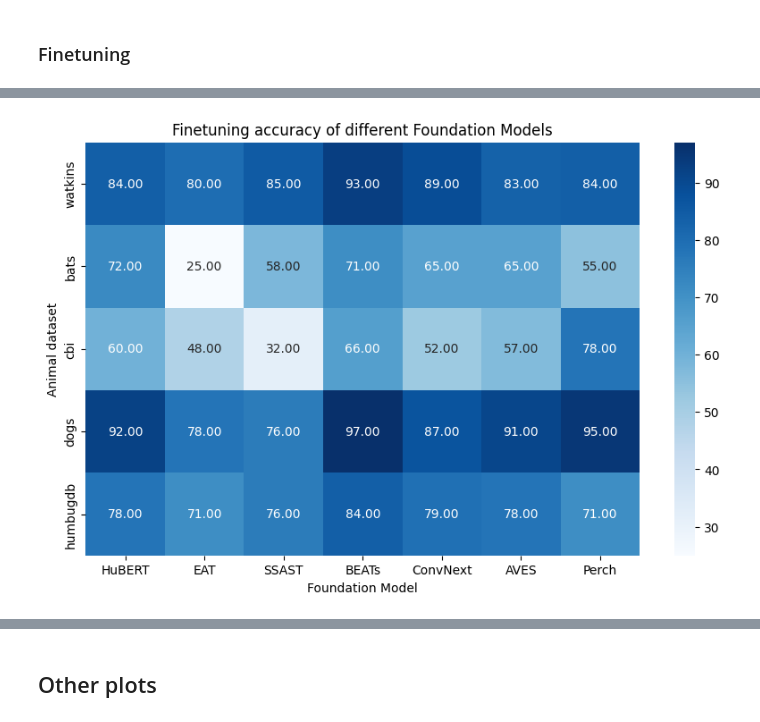
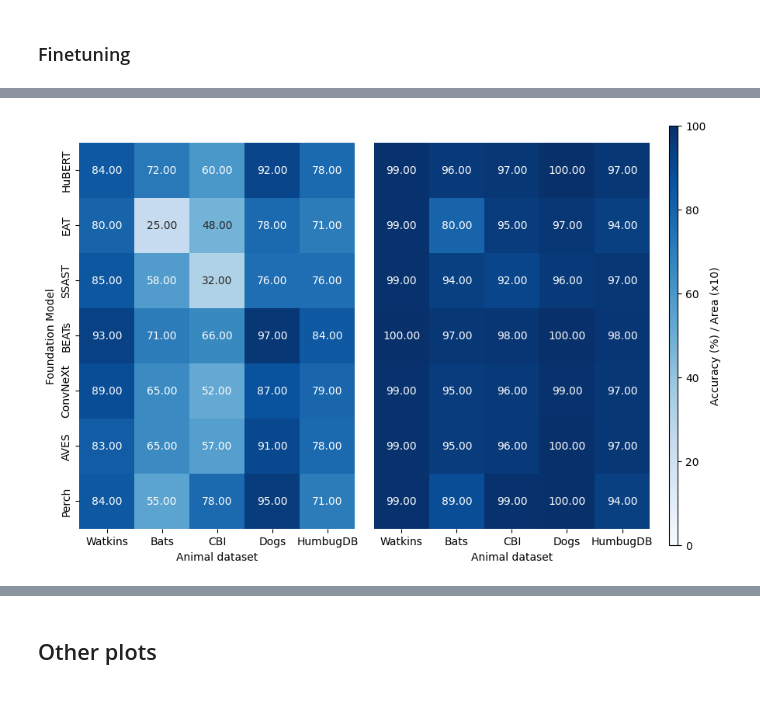
Before and after one commit to DBD-research-group/BirdSet, a Jupyter notebook: results/plots.ipynb, the cells around one changed output, grey strips where cells are left out. Cells and saved outputs as stored; diff of their text form; code cells hidden in the pictures.

```diff
--- a/results/plots.ipynb
+++ b/results/plots.ipynb
@@ -34,13 +145,11 @@ plt.show()
 # %% [markdown]
 ### Finetuning
 # %%
-df = pd.read_csv('finetuning.csv',  index_col='Dataset/Model')
+df_finet1 = pd.read_csv('finetuning_t1.csv', index_col='Dataset/Model')
+df_fineauc = pd.read_csv('finetuning_auc.csv', index_col='Dataset/Model')
+plt = create_two_hm(df_finet1, df_fineauc)
 
-plt = create_hm(df, 'Finetuning accuracy of different Foundation Models')
-
-# Save the heatmap
 plt.savefig('finetuning_hm.png', dpi=300, bbox_inches='tight')
 
-# Show the heatmap
-plt.show()
+plt
 # %% [output]
@@ -47,4 +157,4 @@ plt.show()
-[figure, old version]
+[figure, new version]
 # %%
 # Read the finetuning and probing CSV files
 df_finetuning = pd.read_csv('finetuning.csv', index_col='Dataset/Model')
```
Also changed, not shown: parts of 14 cells of this notebook, 6 other files.
